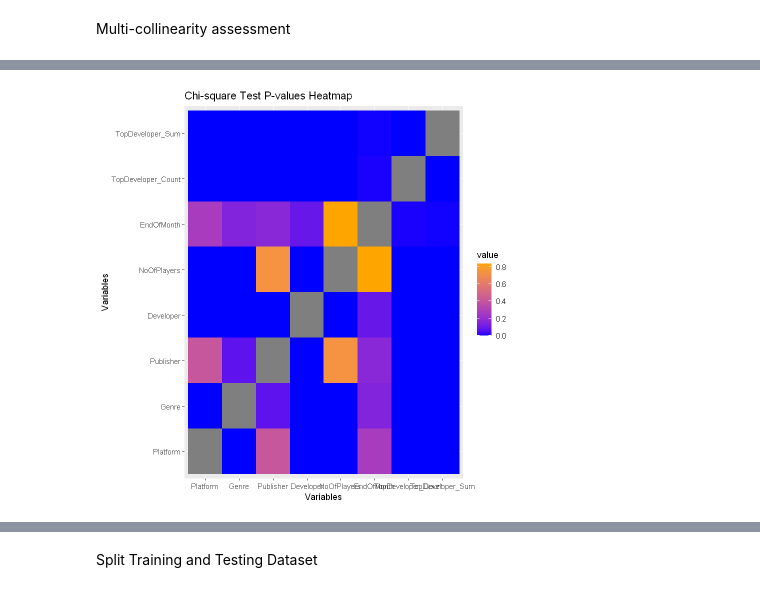
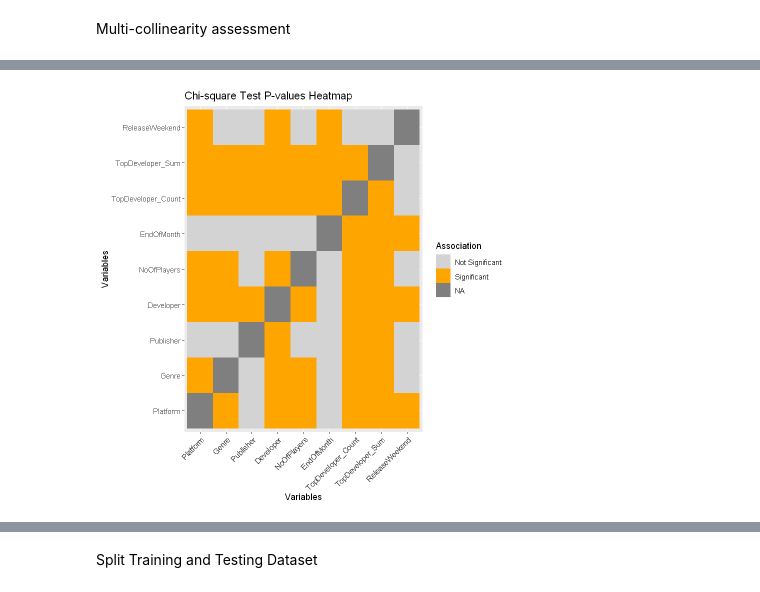
Before and after one commit to wd686/EBAC, a Jupyter notebook: dataProcessing/revenuePredictor_dataset2.ipynb, the cells around one changed output, grey strips where cells are left out. Cells and saved outputs as stored; diff of their text form; code cells hidden in the pictures.

```diff
--- a/dataProcessing/revenuePredictor_dataset2.ipynb
+++ b/dataProcessing/revenuePredictor_dataset2.ipynb
@@ -149,7 +150,7 @@ data <- data %>%
     NoOfPlayers = as.factor(NoOfPlayers),
     ReleaseWeekend = as.factor(ReleaseWeekend),
     EndOfMonth = as.factor(EndOfMonth),
-    ReleaseWeekend = as.numeric(ReleaseWeekend),
+    ReleaseWeekend = as.factor(ReleaseWeekend),
     MetaScore = as.numeric(MetaScore),
     AvgUserScore = as.numeric (AvgUserScore),
     ReleaseDate = as.Date(ReleaseDate)
@@ -214,7 +209,7 @@ data <- data %>%
     NoOfPlayers = as.factor(NoOfPlayers),
     ReleaseWeekend = as.factor(ReleaseWeekend),
     EndOfMonth = as.factor(EndOfMonth),
-    ReleaseWeekend = as.integer(ReleaseWeekend),
+    ReleaseWeekend = as.factor(ReleaseWeekend),
     MetaScore = as.numeric(MetaScore),
     AvgUserScore = as.numeric (AvgUserScore),
     ReleaseDate = as.Date(ReleaseDate)
@@ -750,17 +744,16 @@ ggplot(cor_melted, aes(Var1, Var2, fill = value)) +
 # %%
-# Select the categorical variables to compare
-categorical_variables <- data[, c("Platform", "Genre", "Publisher", "Developer", "NoOfPlayers", "EndOfMonth", "TopDeveloper_Count", "TopDeveloper_Sum")]
+# Columns to compare
+categorical_columns <- c("Platform", "Genre", "Publisher", "Developer", "NoOfPlayers", "EndOfMonth", "TopDeveloper_Count", "TopDeveloper_Sum", "ReleaseWeekend")
 
 # Create an empty matrix to store p-values from chi-square tests
-p_values_matrix <- matrix(NA, nrow = ncol(categorical_variables), ncol = ncol(categorical_variables))
-rownames(p_values_matrix) <- colnames(p_values_matrix) <- names(categorical_variables)
+p_values_matrix <- matrix(NA, nrow = length(categorical_columns), ncol = length(categorical_columns))
+rownames(p_values_matrix) <- colnames(p_values_matrix) <- categorical_columns
 
 # Perform chi-square tests for all pairs of categorical variables
-for (i in 1:(ncol(categorical_variables) - 1)) {
-  for (j in (i + 1):ncol(categorical_variables)) {
-    cross_tab <- table(categorical_variables[, i], categorical_variables[, j])
-    chi_square_test <- chisq.test(cross_tab)
-    p_values_matrix[i, j] <- p_values_matrix[j, i] <- chi_square_test$p.value
+for (i in 1:(length(categorical_columns) - 1)) {
+  for (j in (i + 1):length(categorical_columns)) {
+    chi_sq_test <- chisq.test(data[[categorical_columns[i]]], data[[categorical_columns[j]]])
+    p_values_matrix[i, j] <- p_values_matrix[j, i] <- chi_sq_test$p.value
   }
 }
 
@@ -805,11 +797,16 @@ TopDeveloper_Sum   8.162158e-17 0.003495869       0.000000e+00               NA
 # %%
-# Reshape the p-values matrix for plotting
+# Create a data frame for visualization
 p_values_df <- reshape2::melt(p_values_matrix)
 
-# Plotting the heatmap of p-values
-ggplot(p_values_df, aes(Var1, Var2, fill = value)) +
+# Assign significance based on p-value thresholds
+p_values_df$significant <- ifelse(p_values_df$value < 0.05, "Significant", "Not Significant")
+
+# Plotting the heatmap, highlighting significant p-values in orange with slanted x-axis labels
+ggplot(p_values_df, aes(Var1, Var2, fill = significant)) +
   geom_tile() +
-  scale_fill_gradient(low = "blue", high = "orange") +
-  labs(title = "Chi-square Test P-values Heatmap", x = "Variables", y = "Variables")
+  scale_fill_manual(values = c("lightgrey", "orange"), guide = guide_legend(title = "Association",
+                                                                           labels = c("Not Significant", "Significant"))) +
+  labs(title = "Chi-square Test P-values Heatmap", x = "Variables", y = "Variables") +
+  theme(axis.text.x = element_text(angle = 45, hjust = 1))
 # %% [output]
-[figure, old version]
+[figure, new version]
```
Also changed, not shown: parts of 32 cells of this notebook, 1 other file.
